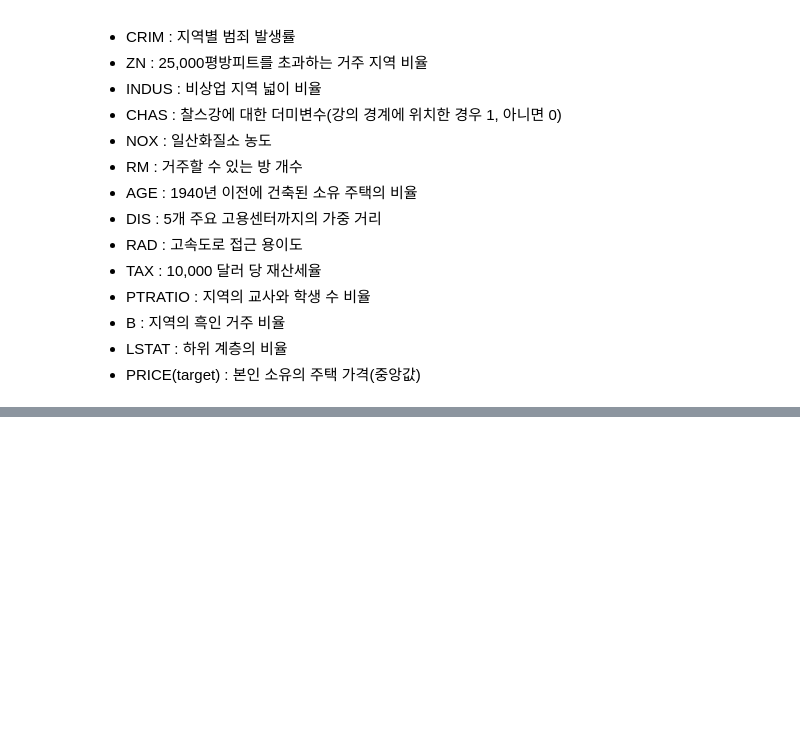
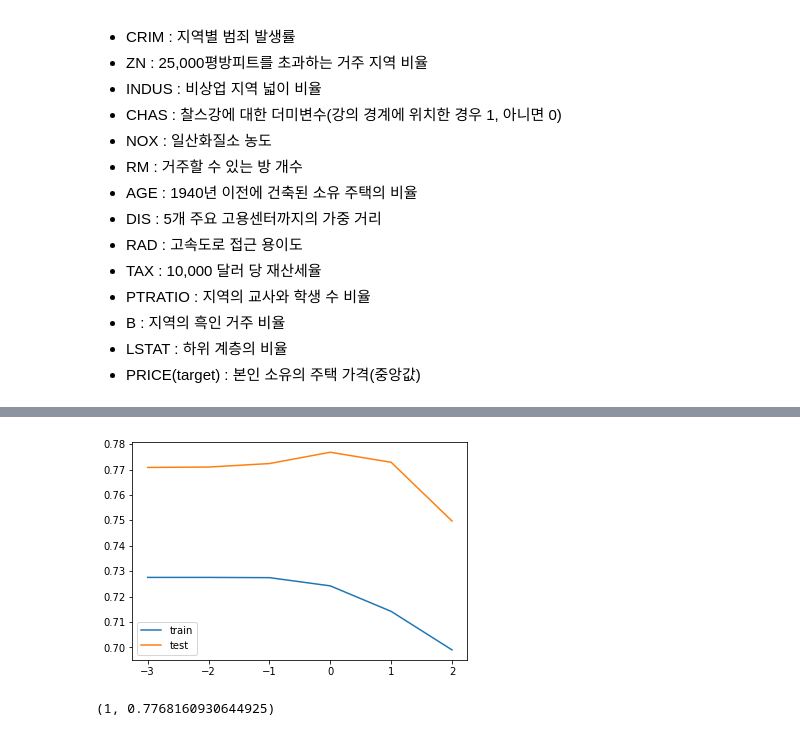
Before and after one commit to Jung-jieun/python-big-data-analysis, a Jupyter notebook: Regression_boston.ipynb, the cells around one changed output, grey strips where cells are left out. Cells and saved outputs as stored; diff of their text form; code cells hidden in the pictures; blank space fills up the shorter version.

```diff
--- a/Regression_boston.ipynb
+++ b/Regression_boston.ipynb
@@ -32,0 +124,12 @@
+# %%
+X_train, X_test, y_train, y_test = train_test_split(boston_df.iloc[:,:-1], boston_df.iloc[:,-1], random_state=156)
+
+lr = LinearRegression()
+lr.fit(X_train, y_train)
+pred = lr.predict(X_test)
+
+train_score = lr.score(X_train, y_train)
+test_score = lr.score(X_test, y_test)
+
+print(f'train : {train_score}')
+print(f'test : {test_score}')
@@ -32,0 +192,33 @@
+# %%
+X_train, X_test, y_train, y_test = train_test_split(boston_df.iloc[:,:-1], boston_df.iloc[:,-1], random_state=156)
+# %%
+def get_linear(model_name, X_train, X_test, y_train, y_test):
+    alpha_list = [0.001, 0.01, 0.1, 1, 10, 100]
+    train_score = []
+    test_score = []
+    r2 = []
+
+    for param in alpha_list:
+        if model_name == 'Ridge' : model = Ridge(alpha=param)
+        elif model_name == 'Lasso' : model = Lasso(alpha=param)
+        elif model_name == 'ElasticNet' : model = ElasticNet(alpha=param, l1_ratio = 0.7)
+
+        model.fit(X_train, y_train)
+        pred = model.predict(X_test)
+        train_score.append(model.score(X_train, y_train))
+        test_score.append(model.score(X_test, y_test))
+        r2.append(r2_score(y_test, pred))
+
+    plt.plot(np.log10(alpha_list), train_score, label = 'train')
+    plt.plot(np.log10(alpha_list), test_score, label = 'test')
+    plt.legend()
+    plt.show()
+
+    idx = r2.index(max(r2))
+
+    return alpha_list[idx], max(r2)
+# %%
+get_linear('Ridge', X_train, X_test, y_train, y_test) # underfitting
+# %% [output]
+[figure, added]
+(1, 0.7768160930644925)
```
Also changed, not shown: parts of 21 cells of this notebook.
